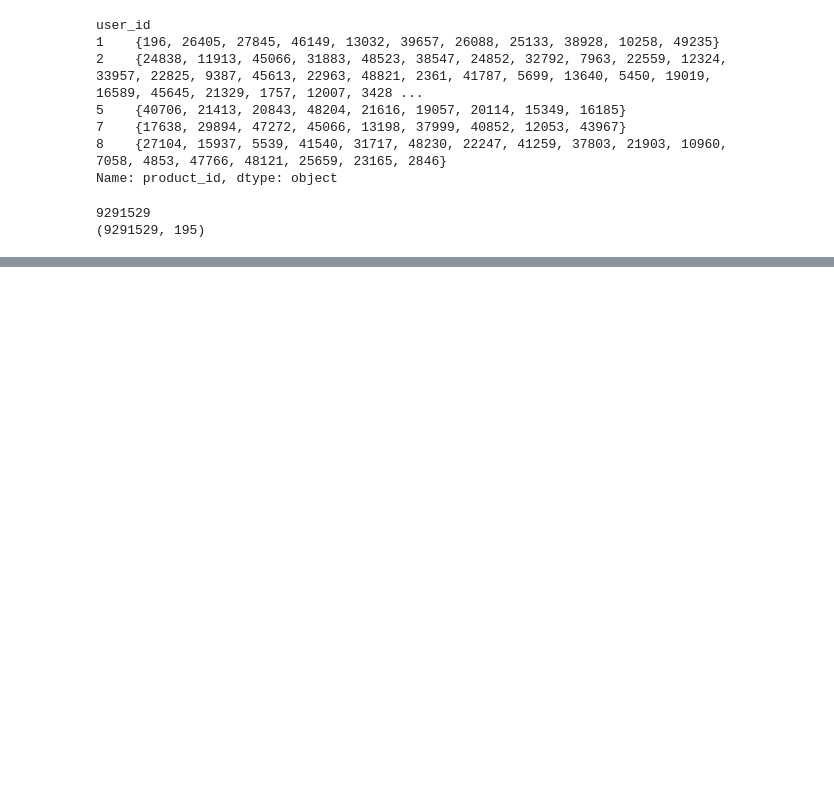
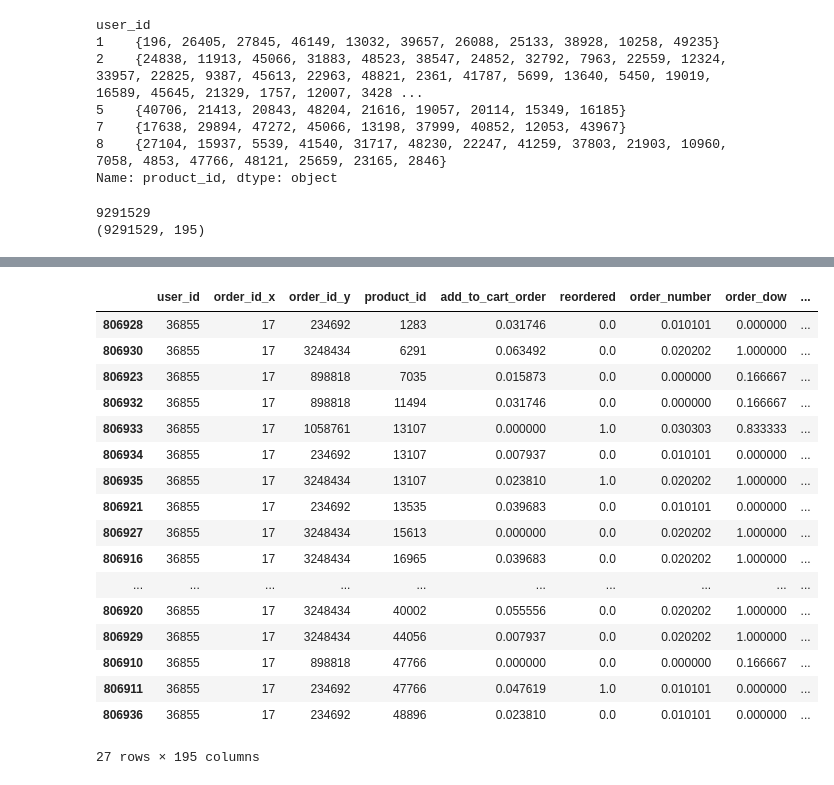
Before and after one commit to Wafic/instacart-kaggle-competition, a Jupyter notebook: instacart_feature_engineering.ipynb, the cells around one changed output, grey strips where cells are left out. Drawn from its saved outputs; the diff is of its cells as text; code cells hidden in the pictures; blank space fills up the shorter version.

```diff
--- a/instacart_feature_engineering.ipynb
+++ b/instacart_feature_engineering.ipynb
@@ -448 +440,22 @@ If you're reading this message in another frontend (for example, a static render
+# %%
+test_features[test_features.user_id==36855]
+# %% [output]
+|  | user_id | order_id_x | order_id_y | product_id | add_to_cart_order | reordered | order_number | order_dow | ... |
+| 806928 | 36855 | 17 | 234692 | 1283 | 0.031746 | 0.0 | 0.010101 | 0.000000 | ... |
+| 806930 | 36855 | 17 | 3248434 | 6291 | 0.063492 | 0.0 | 0.020202 | 1.000000 | ... |
+| 806923 | 36855 | 17 | 898818 | 7035 | 0.015873 | 0.0 | 0.000000 | 0.166667 | ... |
+| 806932 | 36855 | 17 | 898818 | 11494 | 0.031746 | 0.0 | 0.000000 | 0.166667 | ... |
+| 806933 | 36855 | 17 | 1058761 | 13107 | 0.000000 | 1.0 | 0.030303 | 0.833333 | ... |
+| 806934 | 36855 | 17 | 234692 | 13107 | 0.007937 | 0.0 | 0.010101 | 0.000000 | ... |
+| 806935 | 36855 | 17 | 3248434 | 13107 | 0.023810 | 1.0 | 0.020202 | 1.000000 | ... |
+| 806921 | 36855 | 17 | 234692 | 13535 | 0.039683 | 0.0 | 0.010101 | 0.000000 | ... |
+| 806927 | 36855 | 17 | 3248434 | 15613 | 0.000000 | 0.0 | 0.020202 | 1.000000 | ... |
+| 806916 | 36855 | 17 | 3248434 | 16965 | 0.039683 | 0.0 | 0.020202 | 1.000000 | ... |
+| ... | ... | ... | ... | ... | ... | ... | ... | ... | ... |
+| 806920 | 36855 | 17 | 3248434 | 40002 | 0.055556 | 0.0 | 0.020202 | 1.000000 | ... |
+| 806929 | 36855 | 17 | 3248434 | 44056 | 0.007937 | 0.0 | 0.020202 | 1.000000 | ... |
+| 806910 | 36855 | 17 | 898818 | 47766 | 0.000000 | 0.0 | 0.000000 | 0.166667 | ... |
+| 806911 | 36855 | 17 | 234692 | 47766 | 0.047619 | 1.0 | 0.010101 | 0.000000 | ... |
+| 806936 | 36855 | 17 | 234692 | 48896 | 0.023810 | 0.0 | 0.010101 | 0.000000 | ... |
+27 rows × 195 columns
 # %%
```
Also changed, not shown: parts of 19 cells of this notebook.
